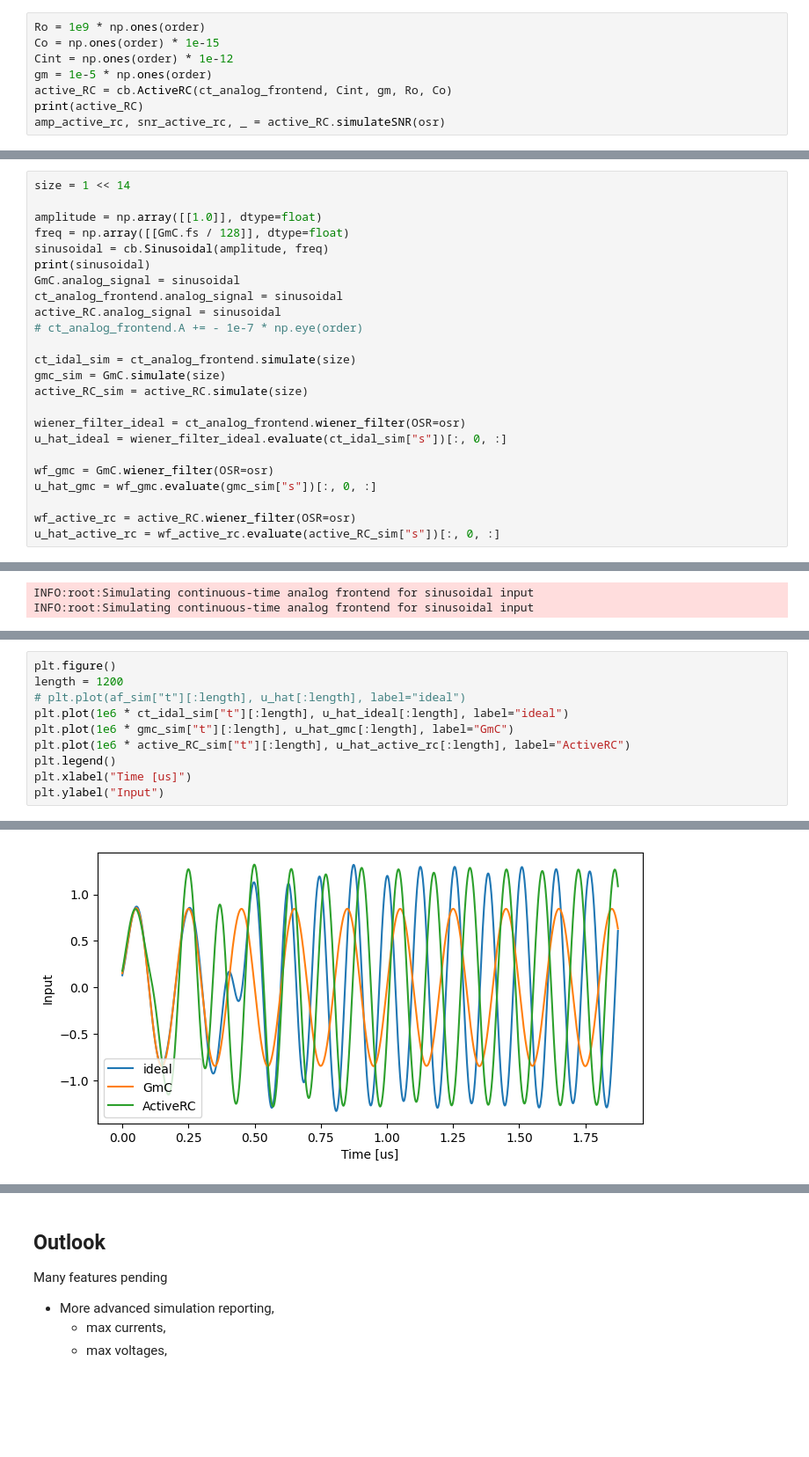
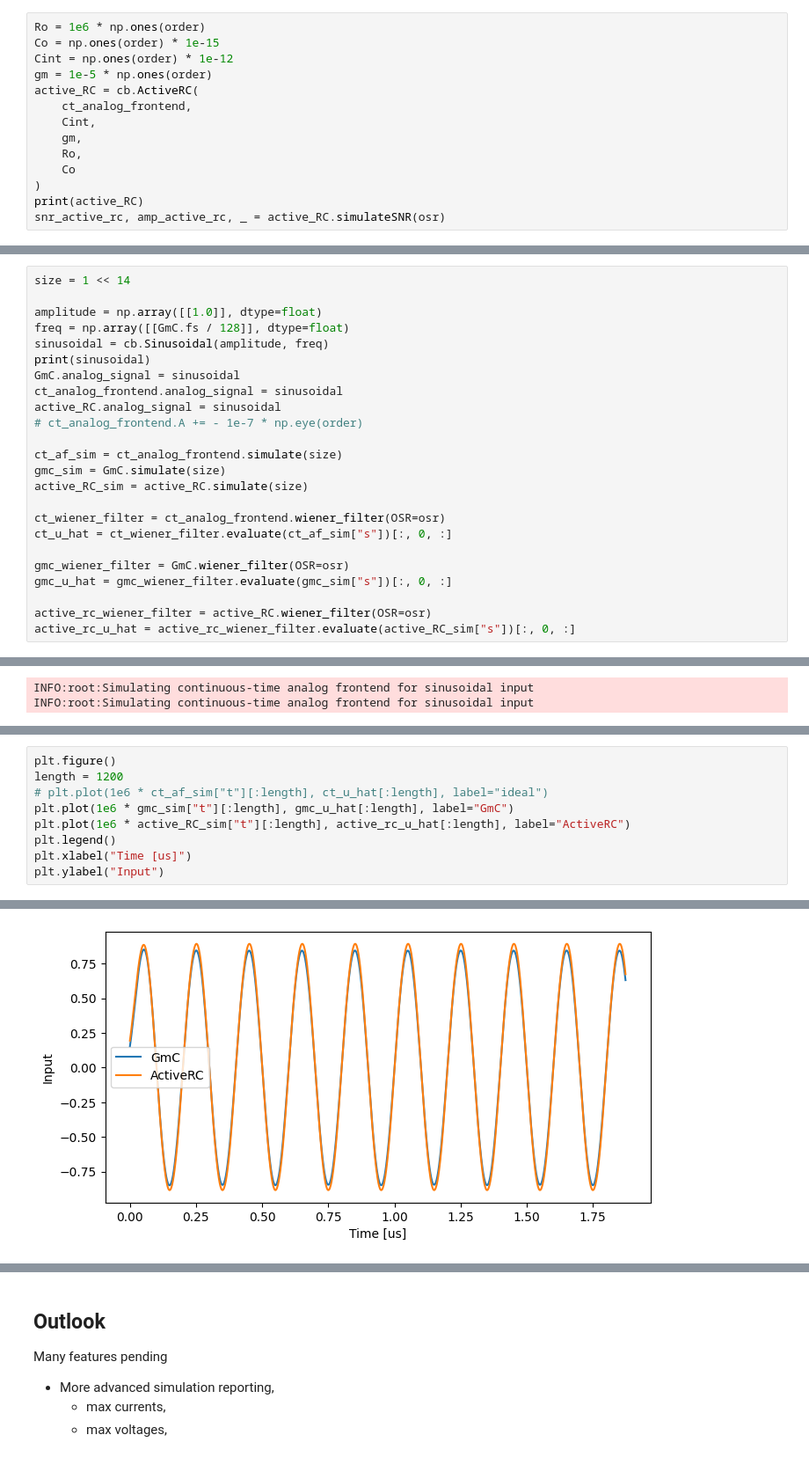
Before and after one commit to hammal/IMSE2025, a Jupyter notebook: tutorial.ipynb, the cells around one changed output, grey strips where cells are left out. Shown at 88% size. Saved outputs shown, nothing was run; the diff lists cells and outputs as text; blank space fills up the shorter version.

```diff
--- a/tutorial.ipynb
+++ b/tutorial.ipynb
@@ -269,13 +354,19 @@ The DC_gain:
 
 ![The GmC block](active_rc_from_simsides.png)
 # %%
-Ro = 1e9 * np.ones(order)
+Ro = 1e6 * np.ones(order)
 Co = np.ones(order) * 1e-15
 Cint = np.ones(order) * 1e-12
 gm = 1e-5 * np.ones(order)
-active_RC = cb.ActiveRC(ct_analog_frontend, Cint, gm, Ro, Co)
+active_RC = cb.ActiveRC(
+    ct_analog_frontend,
+    Cint,
+    gm,
+    Ro,
+    Co
+)
 print(active_RC)
-amp_active_rc, snr_active_rc, _ = active_RC.simulateSNR(osr)
+snr_active_rc, amp_active_rc, _ = active_RC.simulateSNR(osr)
 # %% [output]
 INFO:root:Simulating continuous-time analog frontend for sinusoidal input
 AnalogFrontend(
@@ -325,18 +418,18 @@ ct_analog_frontend.analog_signal = sinusoidal
 active_RC.analog_signal = sinusoidal
 # ct_analog_frontend.A += - 1e-7 * np.eye(order)
 
-ct_idal_sim = ct_analog_frontend.simulate(size)
+ct_af_sim = ct_analog_frontend.simulate(size)
 gmc_sim = GmC.simulate(size)
 active_RC_sim = active_RC.simulate(size)
 
-wiener_filter_ideal = ct_analog_frontend.wiener_filter(OSR=osr)
-u_hat_ideal = wiener_filter_ideal.evaluate(ct_idal_sim["s"])[:, 0, :]
+ct_wiener_filter = ct_analog_frontend.wiener_filter(OSR=osr)
+ct_u_hat = ct_wiener_filter.evaluate(ct_af_sim["s"])[:, 0, :]
 
-wf_gmc = GmC.wiener_filter(OSR=osr)
-u_hat_gmc = wf_gmc.evaluate(gmc_sim["s"])[:, 0, :]
+gmc_wiener_filter = GmC.wiener_filter(OSR=osr)
+gmc_u_hat = gmc_wiener_filter.evaluate(gmc_sim["s"])[:, 0, :]
 
-wf_active_rc = active_RC.wiener_filter(OSR=osr)
-u_hat_active_rc = wf_active_rc.evaluate(active_RC_sim["s"])[:, 0, :]
+active_rc_wiener_filter = active_RC.wiener_filter(OSR=osr)
+active_rc_u_hat = active_rc_wiener_filter.evaluate(active_RC_sim["s"])[:, 0, :]
 # %% [output]
 INFO:root:Simulating continuous-time analog frontend for sinusoidal input
 Sinusoidal parameterized as:
@@ -361,13 +466,12 @@ plt.xscale("log")
 # %%
 plt.figure()
 length = 1200
-# plt.plot(af_sim["t"][:length], u_hat[:length], label="ideal")
-plt.plot(1e6 * ct_idal_sim["t"][:length], u_hat_ideal[:length], label="ideal")
-plt.plot(1e6 * gmc_sim["t"][:length], u_hat_gmc[:length], label="GmC")
-plt.plot(1e6 * active_RC_sim["t"][:length], u_hat_active_rc[:length], label="ActiveRC")
+# plt.plot(1e6 * ct_af_sim["t"][:length], ct_u_hat[:length], label="ideal")
+plt.plot(1e6 * gmc_sim["t"][:length], gmc_u_hat[:length], label="GmC")
+plt.plot(1e6 * active_RC_sim["t"][:length], active_rc_u_hat[:length], label="ActiveRC")
 plt.legend()
 plt.xlabel("Time [us]")
 plt.ylabel("Input")
 # %% [output]
 Text(0, 0.5, 'Input')
-[figure, old version]
+[figure, new version]
```
Also changed, not shown: parts of 35 cells of this notebook.
